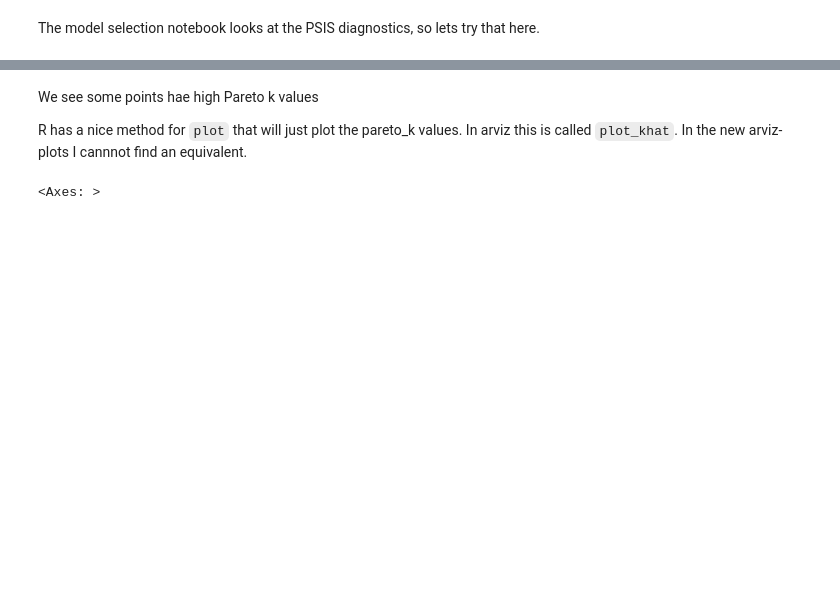
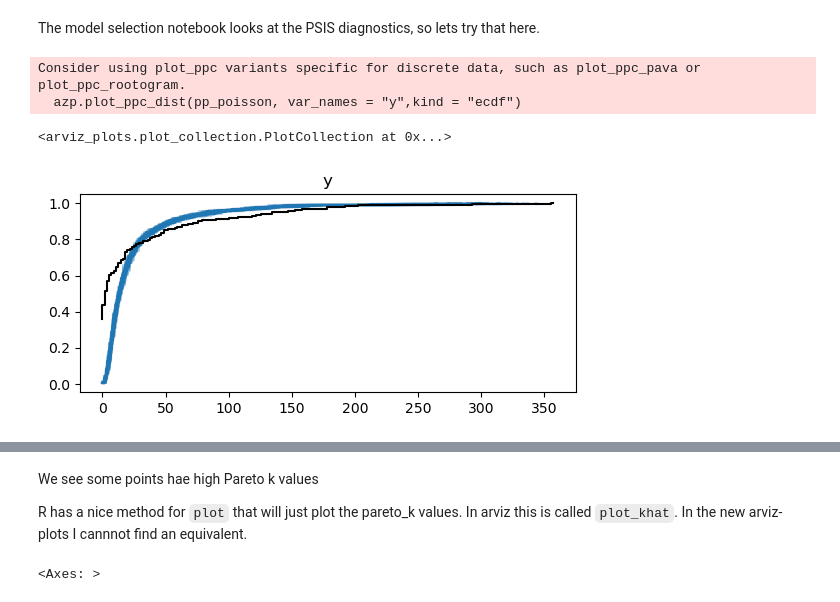
Before and after one commit to DrEntropy/BDA3_Study, a Jupyter notebook: roachescv.ipynb, the cells around one changed output, grey strips where cells are left out. Cells and saved outputs as stored; diff of their text form; code cells hidden in the pictures; blank space fills up the shorter version.

```diff
--- a/roachescv.ipynb
+++ b/roachescv.ipynb
@@ -127,5 +127,12 @@ Sampling: [y]
 # %% [markdown]
 The model selection notebook looks at the PSIS diagnostics, so lets try that here.
+# %%
+azp.plot_ppc_dist(pp_poisson, var_names = "y",kind = "ecdf")
+# %% [output]
+Consider using plot_ppc variants specific for discrete data, such as plot_ppc_pava or plot_ppc_rootogram.
+  azp.plot_ppc_dist(pp_poisson, var_names = "y",kind = "ecdf")
+<arviz_plots.plot_collection.PlotCollection at 0x...>
+[figure, added]
 # %%
 # add log likelihood
 with poisson_model:
```
Also changed, not shown: parts of 11 cells of this notebook.
